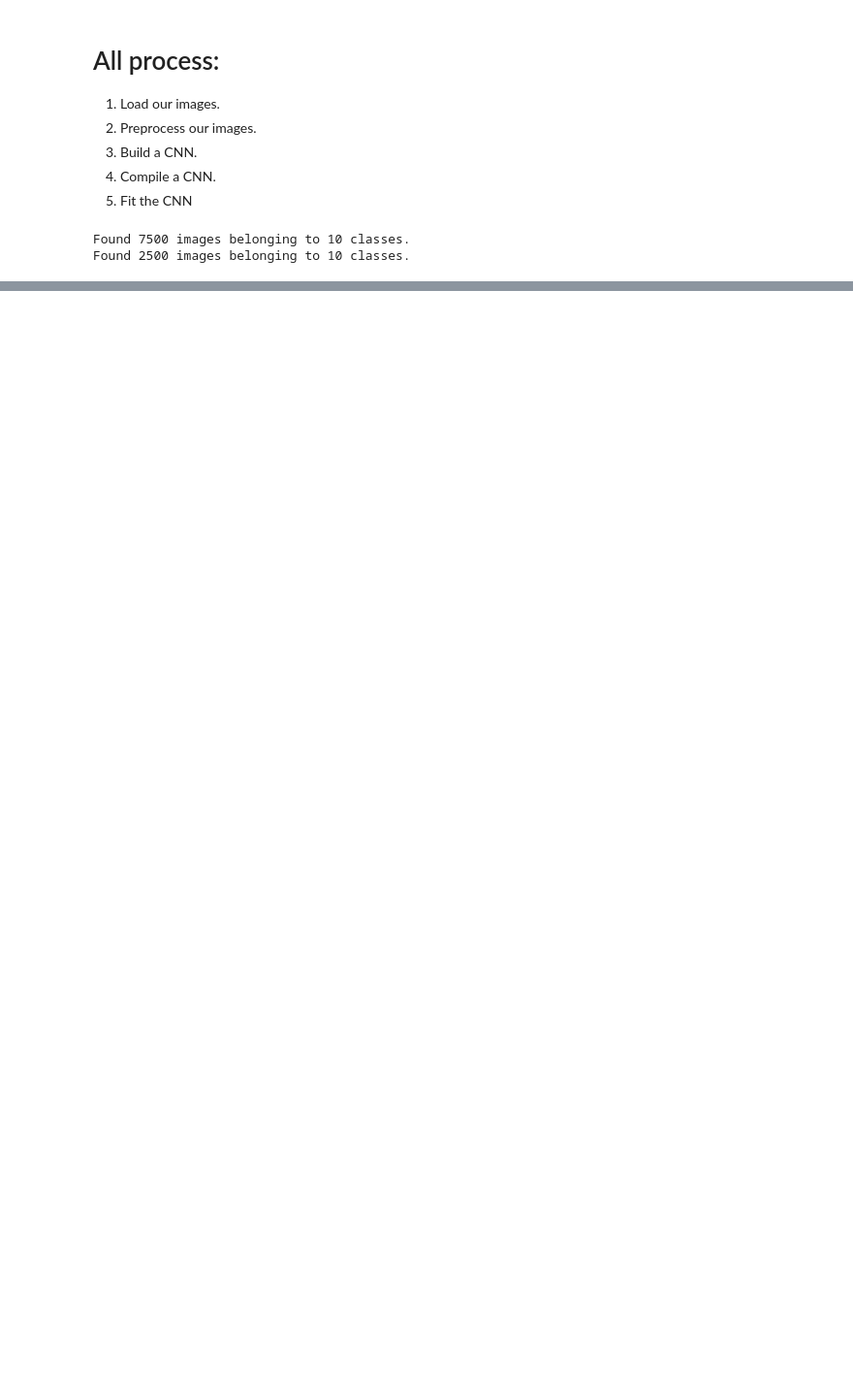
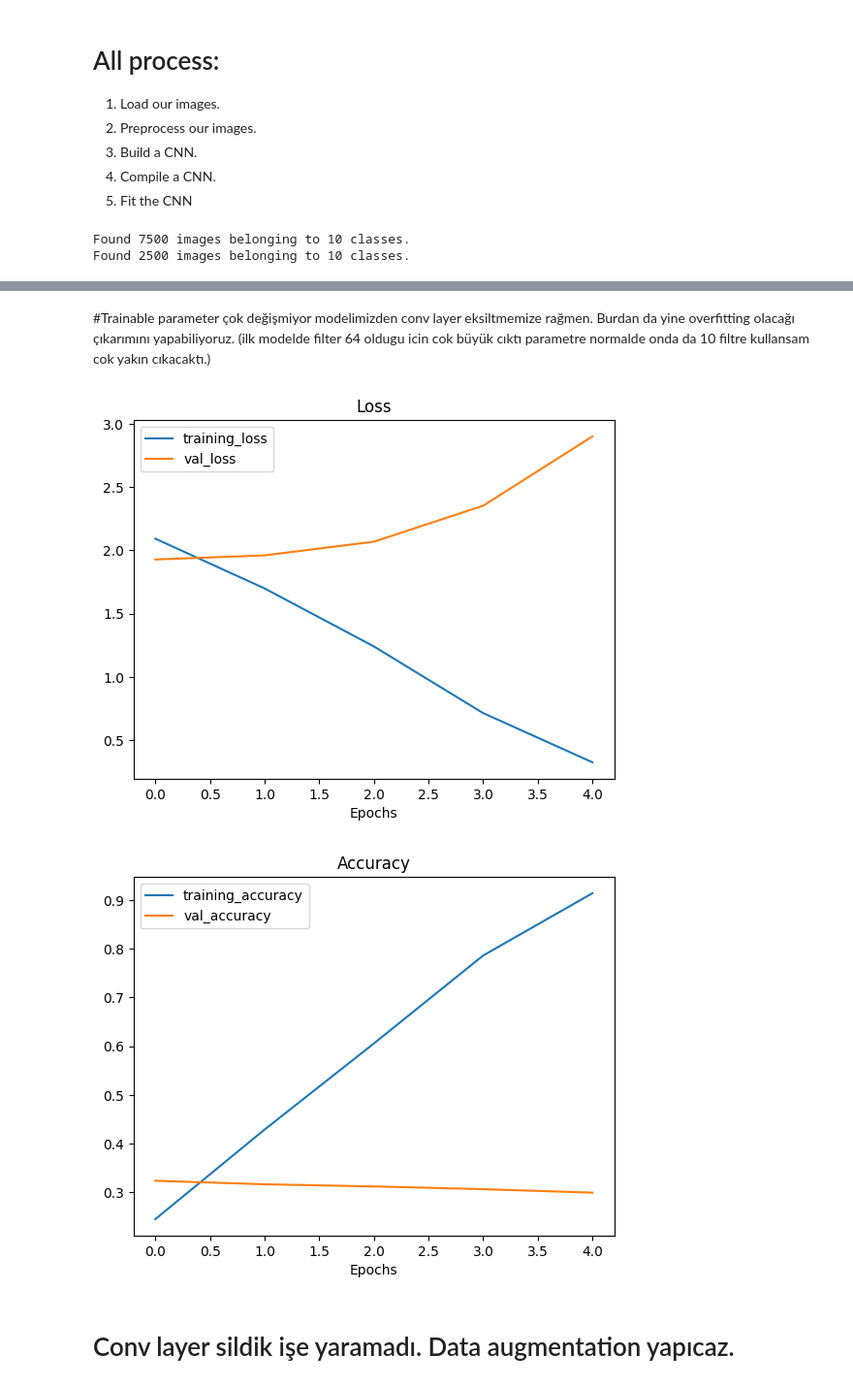
Before and after one commit to MelihKlc/Deep-Learning, a Jupyter notebook: Conv_Neural_Network_with_Multiclass.ipynb, the cells around one changed output, grey strips where cells are left out. Shown at 97% size. Cells and saved outputs as stored; diff of their text form; code cells hidden in the pictures; blank space fills up the shorter version.

```diff
--- a/Conv_Neural_Network_with_Multiclass.ipynb
+++ b/Conv_Neural_Network_with_Multiclass.ipynb
@@ -98,13 +98,7 @@ from tensorflow.keras.preprocessing.image import ImageDataGenerator
 train_dir = "10_food_classes_all_data/train"
 test_dir = "10_food_classes_all_data/test"
 
-train_datagen = ImageDataGenerator(rescale = 1./255 ,
-                                   rotation_range = 0.2 ,
-                                   width_shift_range = 0.2 ,
-                                   height_shift_range = 0.2 ,
-                                   shear_range = 0.2 ,
-                                   zoom_range = 0.2 ,
-                                   horizontal_flip = True ,
+train_datagen = ImageDataGenerator(rescale = 1./255
                                        )
 test_datagen = ImageDataGenerator(rescale = 1./255)
 
@@ -164,0 +207,28 @@ KeyboardInterrupt: ignored
+# %%
+tf.random.set_seed(42)
+
+cnn_2 = tf.keras.Sequential(
+    [
+     tf.keras.layers.Conv2D(filters = 10 ,
+                            activation = "relu" ,
+                            input_shape = (224,224,3) ,
+                            kernel_size = 3
+                            )   ,
+
+     tf.keras.layers.MaxPool2D(pool_size = 2 ,
+                               padding = "valid"
+                               ) ,
+      tf.keras.layers.Conv2D(10 , 3 , activation = "relu") ,
+
+      tf.keras.layers.MaxPool2D() ,
+     tf.keras.layers.Flatten() ,
+     tf.keras.layers.Dense(10 , activation = "softmax")
+    ]
+
+)
+cnn_2.compile(loss = ["categorical_crossentropy"] ,
+            optimizer = tf.keras.optimizers.Adam() ,
+            metrics = ["accuracy"]
+            )
+
+hist_2 = cnn_2.fit(train_data , epochs = 5 , steps_per_epoch = len(train_data) , validation_data = test_data , validation_steps = len(test_data))
@@ -164,0 +286,9 @@ KeyboardInterrupt: ignored
+# %% [markdown]
+#Trainable parameter çok değişmiyor modelimizden conv layer eksiltmemize rağmen. Burdan da yine overfitting olacağı çıkarımını yapabiliyoruz. (ilk modelde filter 64 oldugu icin cok büyük cıktı parametre normalde onda da 10 filtre kullansam cok yakın cıkacaktı.)
+# %%
+plot_loss_curves(hist_2)
+# %% [output]
+[figure, added]
+[figure, added]
+# %% [markdown]
+# Conv layer sildik işe yaramadı. Data augmentation yapıcaz.
```
Also changed, not shown: parts of 12 cells of this notebook.
